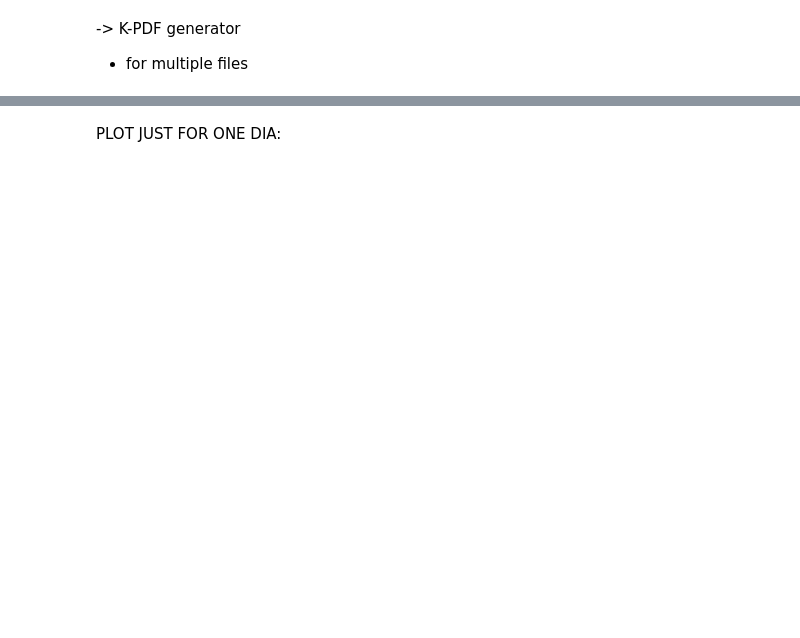
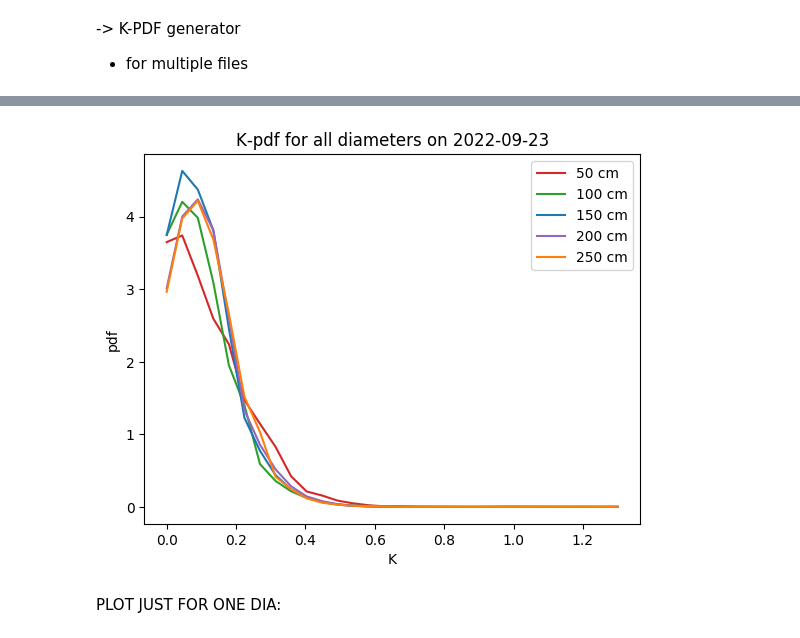
Before and after one commit to YiwenHou/HTDMA-Modeling, a Jupyter notebook: k-pdf.ipynb, the cells around one changed output, grey strips where cells are left out. Cells and saved outputs as stored; diff of their text form; code cells hidden in the pictures; blank space fills up the shorter version.

```diff
--- a/k-pdf.ipynb
+++ b/k-pdf.ipynb
@@ -170,2 +176,16 @@ avg_values = [avg50,avg100,avg150,avg200,avg250]
+# %%
+plt.plot(xnew,avg50, label='50 cm', c='tab:red')
+plt.plot(xnew,avg100, label='100 cm', c='tab:green')
+plt.plot(xnew,avg150, label='150 cm', c='tab:blue')
+plt.plot(xnew,avg200, label='200 cm', c='tab:purple')
+plt.plot(xnew,avg250, label='250 cm', c='tab:orange')
+plt.ylim =(0,10)
+plt.legend()
+plt.title(f'Κ-pdf for all diameters on {formatted_date}')
+plt.xlabel('Κ')
+plt.ylabel('pdf')
+plt.show()
+# %% [output]
+[figure, added]
 # %% [markdown]
 PLOT JUST FOR ONE DIA:
```
Also changed, not shown: parts of 6 cells of this notebook, 5 other files.
